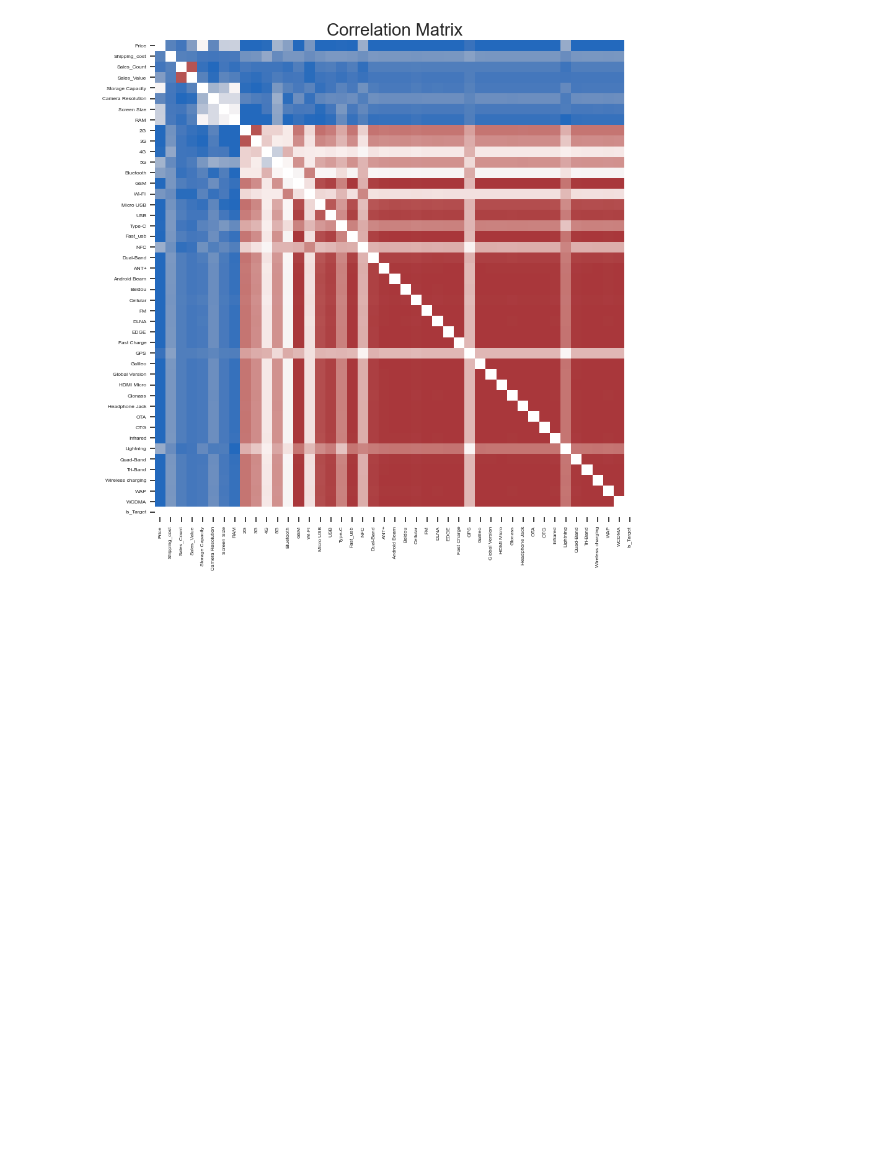
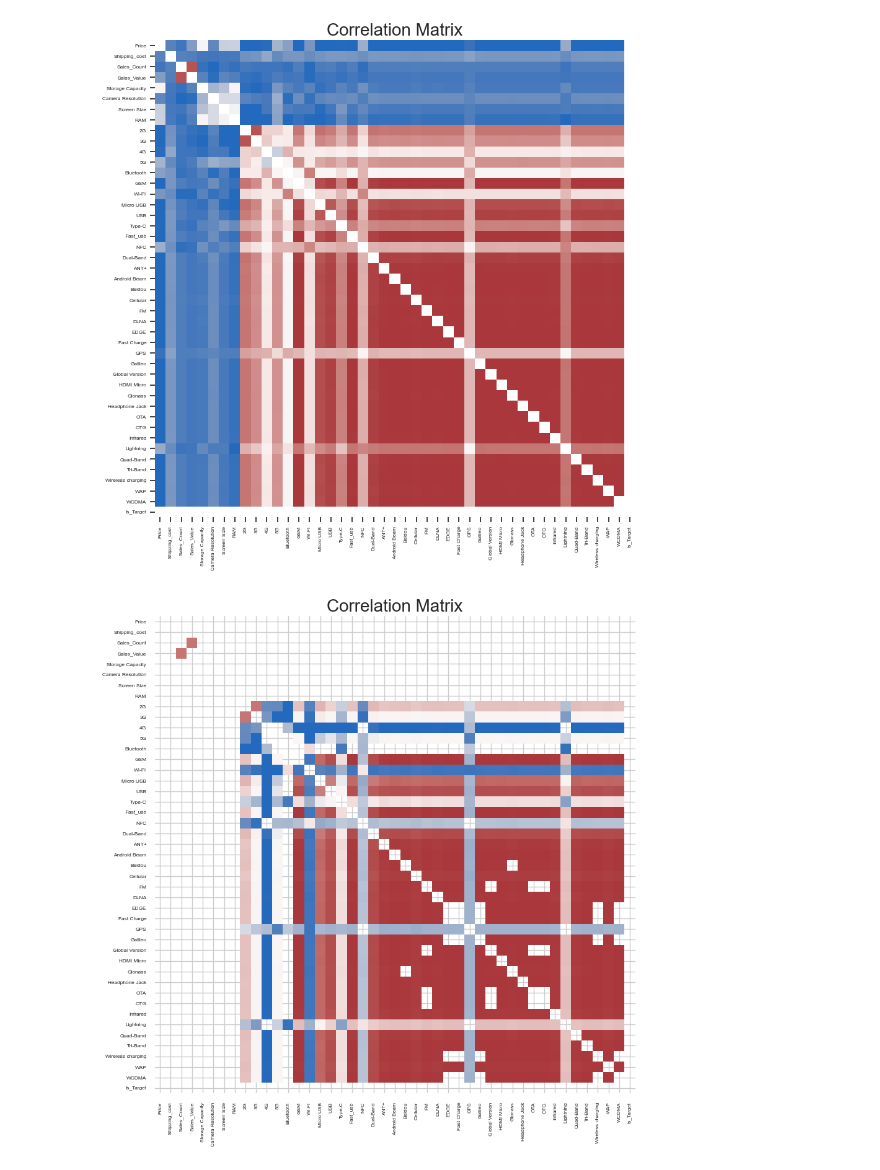
Before and after one commit to AleksKids/hedonistic-demand-from-ebay, a Jupyter notebook: EDA/Global EDA.ipynb, the cells around one changed output. Saved outputs shown, nothing was run; the diff lists cells and outputs as text; code cells hidden in the pictures; blank space fills up the shorter version.

```diff
--- a/EDA/Global EDA.ipynb
+++ b/EDA/Global EDA.ipynb
@@ -206,3 +223,16 @@ plt.yticks(fontsize=6)
 plt.show()
 # %% [output]
 [figure]
+# %%
+#Посмотрим-ка на корреляционную матрицу
+cor = data[data.Is_Target==0].corr()
+cor = cor[(0.5<np.abs(cor)) & (np.abs(cor)<1)]
+np.fill_diagonal(cor.values, np.nan)
+plt.figure(figsize=(10, 10))
+sns.heatmap(cor, cmap='vlag', cbar=False, annot=False, robust = True)
+plt.title('Correlation Matrix', fontsize=20)
+plt.xticks(fontsize=6)
+plt.yticks(fontsize=6)
+plt.show()
+# %% [output]
+[figure, added]
```
Also changed, not shown: parts of 4 cells of this notebook.
